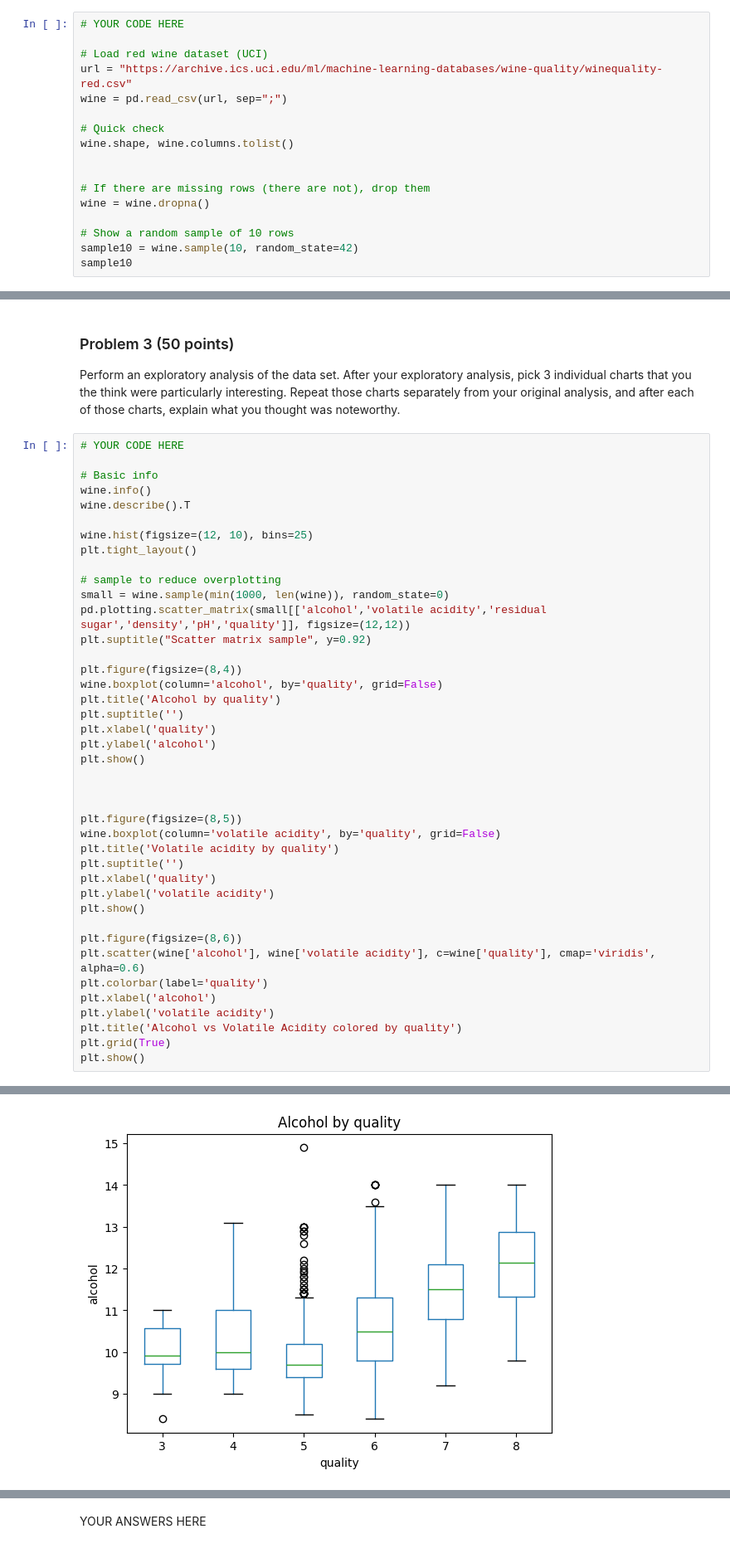
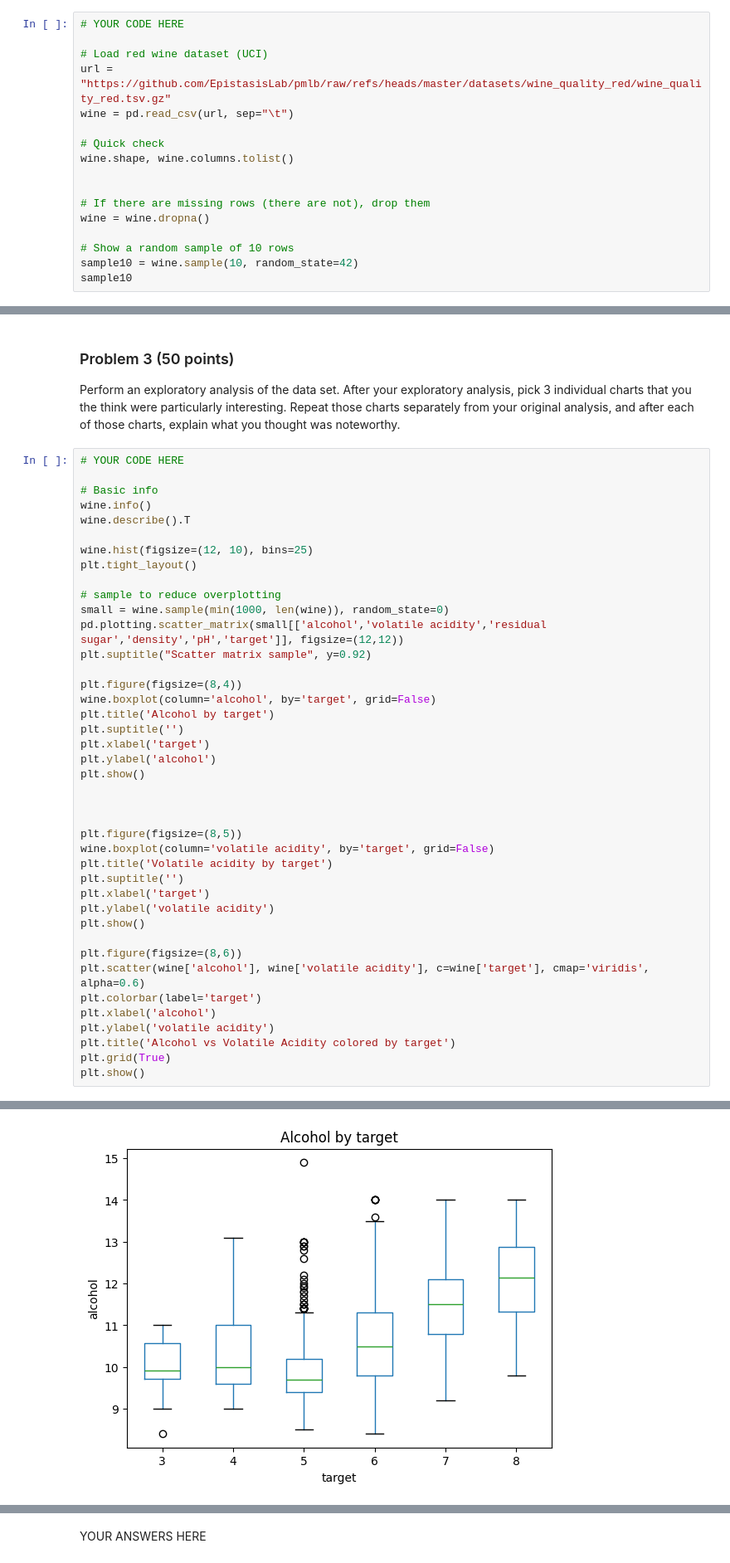
Before and after one commit to akamatt1/dx602-final-project, a Jupyter notebook: project.ipynb, the cells around one changed output, grey strips where cells are left out. Shown at 83% size. Saved outputs shown, nothing was run; the diff lists cells and outputs as text.

```diff
--- a/project.ipynb
+++ b/project.ipynb
@@ -90,8 +91,8 @@ If the data set you choose has more than ten columns, you may limit later analys
 # YOUR CODE HERE
 
 # Load red wine dataset (UCI)
-url = "https://archive.ics.uci.edu/ml/machine-learning-databases/wine-quality/winequality-red.csv"
-wine = pd.read_csv(url, sep=";")
+url = "https://github.com/EpistasisLab/pmlb/raw/refs/heads/master/datasets/wine_quality_red/wine_quality_red.tsv.gz"
+wine = pd.read_csv(url, sep="\t")
 
 # Quick check
 wine.shape, wine.columns.tolist()
@@ -173,33 +174,33 @@ plt.tight_layout()
 
 # sample to reduce overplotting
 small = wine.sample(min(1000, len(wine)), random_state=0)
-pd.plotting.scatter_matrix(small[['alcohol','volatile acidity','residual sugar','density','pH','quality']], figsize=(12,12))
+pd.plotting.scatter_matrix(small[['alcohol','volatile acidity','residual sugar','density','pH','target']], figsize=(12,12))
 plt.suptitle("Scatter matrix sample", y=0.92)
 
 plt.figure(figsize=(8,4))
-wine.boxplot(column='alcohol', by='quality', grid=False)
-plt.title('Alcohol by quality')
+wine.boxplot(column='alcohol', by='target', grid=False)
+plt.title('Alcohol by target')
 plt.suptitle('')
-plt.xlabel('quality')
+plt.xlabel('target')
 plt.ylabel('alcohol')
 plt.show()
 
 
 
 plt.figure(figsize=(8,5))
-wine.boxplot(column='volatile acidity', by='quality', grid=False)
-plt.title('Volatile acidity by quality')
+wine.boxplot(column='volatile acidity', by='target', grid=False)
+plt.title('Volatile acidity by target')
 plt.suptitle('')
-plt.xlabel('quality')
+plt.xlabel('target')
 plt.ylabel('volatile acidity')
 plt.show()
 
 plt.figure(figsize=(8,6))
-plt.scatter(wine['alcohol'], wine['volatile acidity'], c=wine['quality'], cmap='viridis', alpha=0.6)
-plt.colorbar(label='quality')
+plt.scatter(wine['alcohol'], wine['volatile acidity'], c=wine['target'], cmap='viridis', alpha=0.6)
+plt.colorbar(label='target')
 plt.xlabel('alcohol')
 plt.ylabel('volatile acidity')
-plt.title('Alcohol vs Volatile Acidity colored by quality')
+plt.title('Alcohol vs Volatile Acidity colored by target')
 plt.grid(True)
 plt.show()
 # %% [output]
@@ -223,7 +224,7 @@ Data columns (total 12 columns):
 dtypes: float64(11), int64(1)
 memory usage: 150.0 KB
 [figure]
 [figure]
 <Figure size 800x400 with 0 Axes>
-[figure, old version]
+[figure, new version]
 <Figure size 800x500 with 0 Axes>
```
Also changed, not shown: parts of 10 cells of this notebook.
